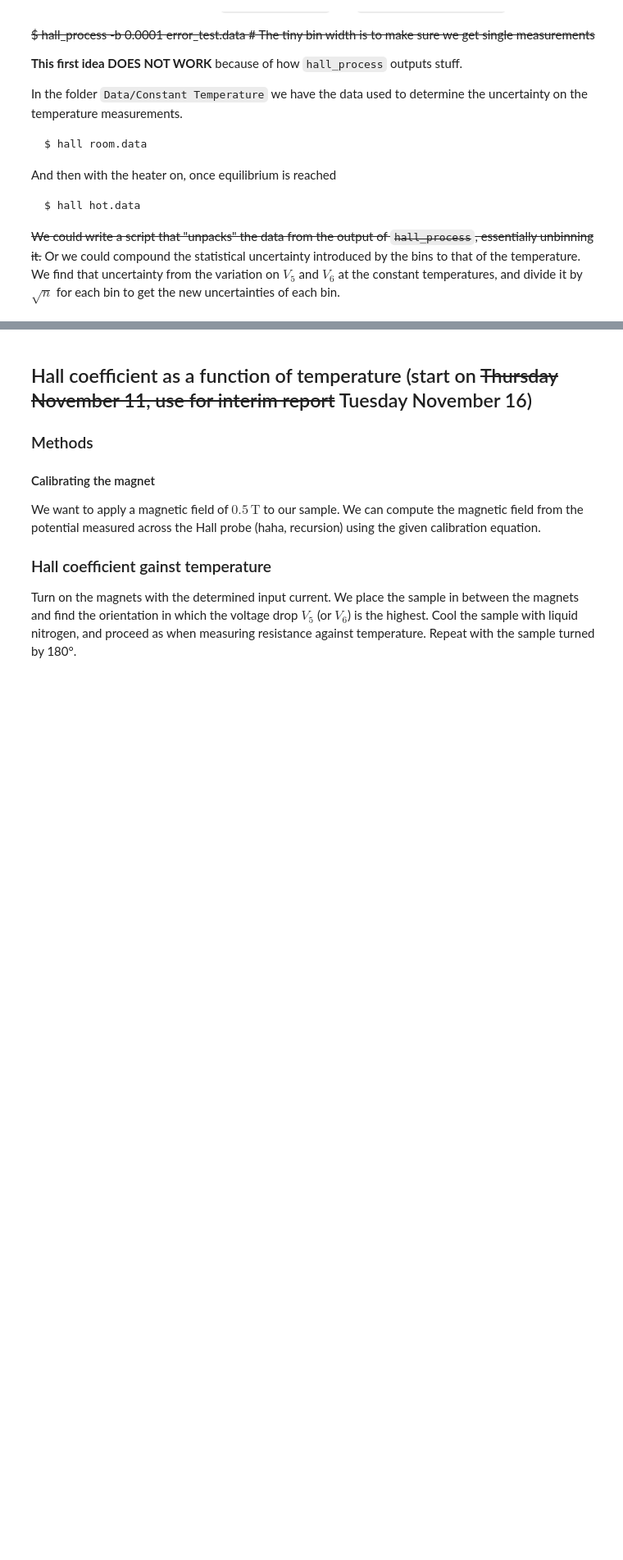
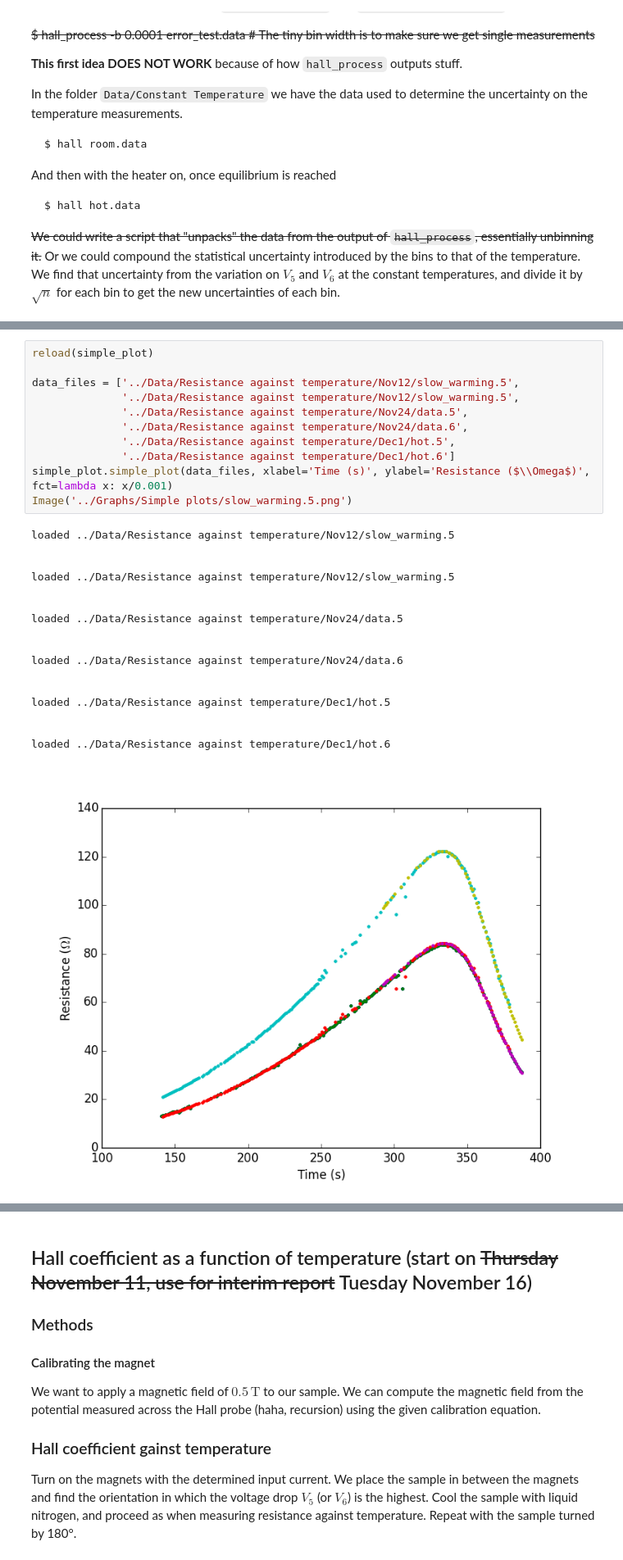
Before and after one commit to ejetzer/hall, a Jupyter notebook: Outline/Lab Outline.ipynb, the cells around one changed output, grey strips where cells are left out. Shown at 82% size. Saved outputs shown, nothing was run; the diff lists cells and outputs as text; blank space fills up the shorter version.

```diff
--- a/Outline/Lab Outline.ipynb
+++ b/Outline/Lab Outline.ipynb
@@ -250,3 +263,32 @@ loaded ../Data/Constant temperature/hot.data.8
+# %%
+reload(simple_plot)
+
+data_files = ['../Data/Resistance against temperature/Nov12/slow_warming.5',
+              '../Data/Resistance against temperature/Nov12/slow_warming.5',
+              '../Data/Resistance against temperature/Nov24/data.5',
+              '../Data/Resistance against temperature/Nov24/data.6',
+              '../Data/Resistance against temperature/Dec1/hot.5',
+              '../Data/Resistance against temperature/Dec1/hot.6']
+simple_plot.simple_plot(data_files, xlabel='Time (s)', ylabel='Resistance ($\\Omega$)', fct=lambda x: x/0.001)
+Image('../Graphs/Simple plots/slow_warming.5.png')
+# %% [output]
+loaded ../Data/Resistance against temperature/Nov12/slow_warming.5
+
+
+loaded ../Data/Resistance against temperature/Nov12/slow_warming.5
+
+
+loaded ../Data/Resistance against temperature/Nov24/data.5
+
+
+loaded ../Data/Resistance against temperature/Nov24/data.6
+
+
+loaded ../Data/Resistance against temperature/Dec1/hot.5
+
+
+loaded ../Data/Resistance against temperature/Dec1/hot.6
+[figure, added]
 # %%
 reload(RvsT)
 
```
Also changed, not shown: parts of 7 cells of this notebook, 21 other files.
